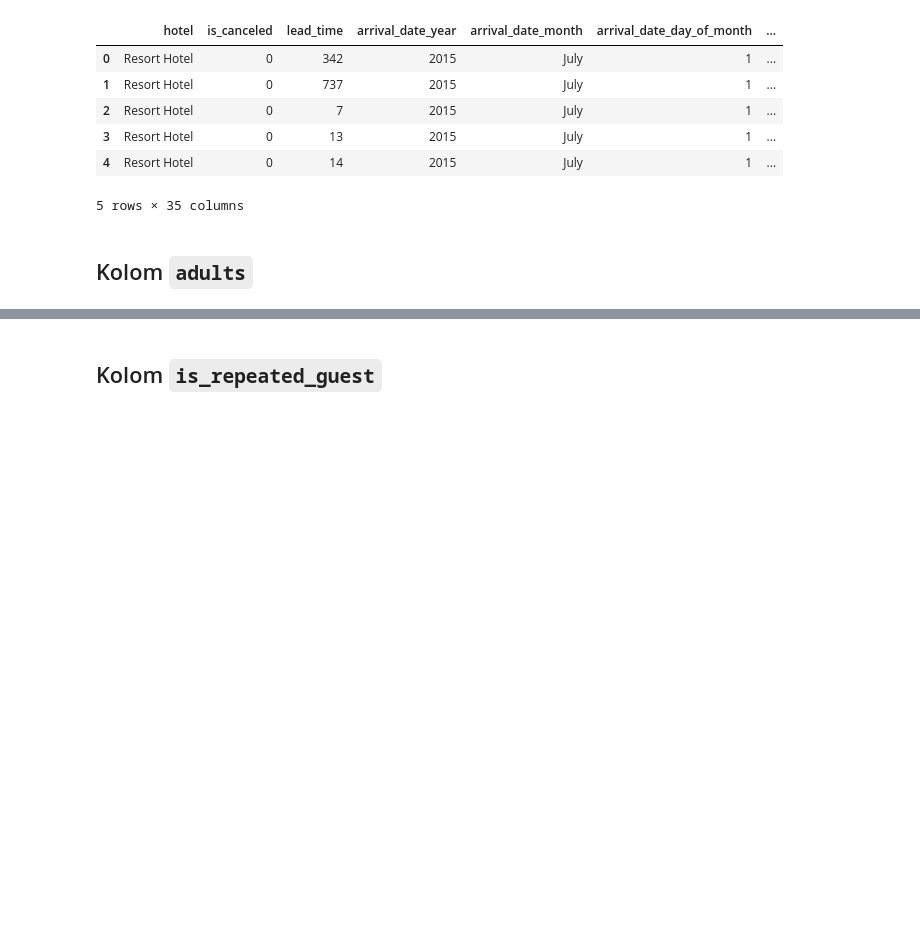
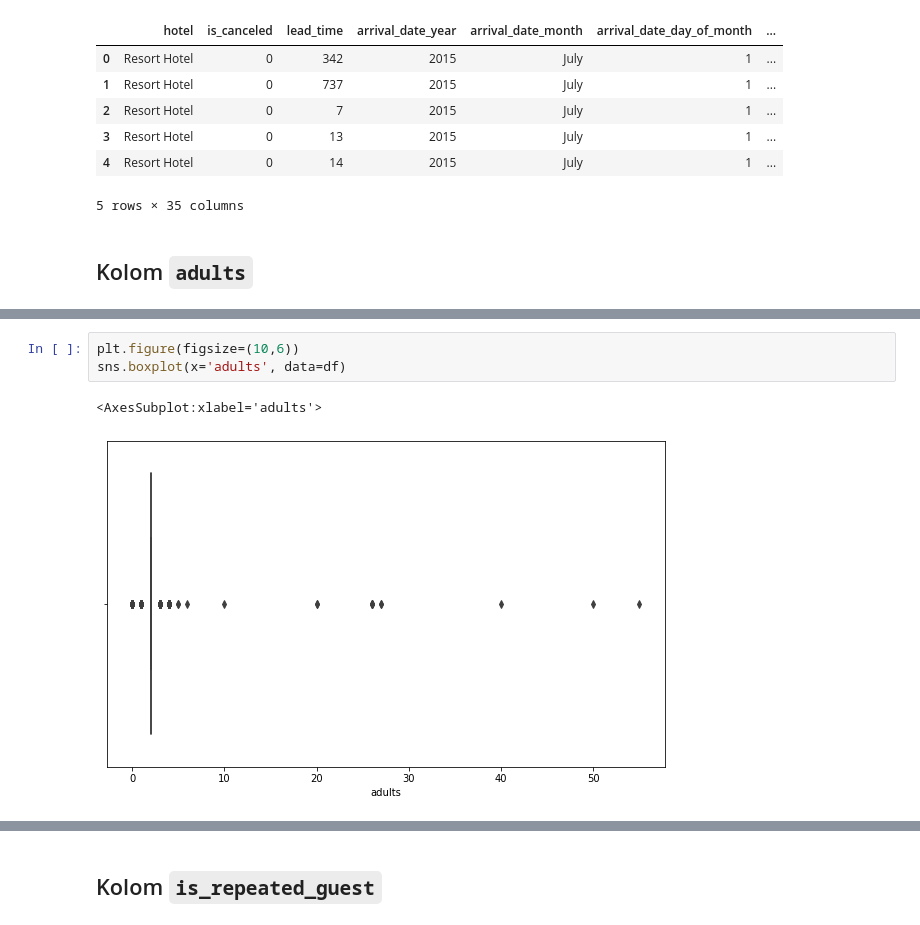
Before and after one commit to ari-mhp/FP-Rakamin-DS-MD-Hotel, a Jupyter notebook: stage2.ipynb, the cells around one changed output, grey strips where cells are left out. Cells and saved outputs as stored; diff of their text form; blank space fills up the shorter version.

Commit message:
kolom adults

```diff
--- a/stage2.ipynb
+++ b/stage2.ipynb
@@ -110,0 +141,6 @@ df_clean.head()
+# %%
+plt.figure(figsize=(10,6))
+sns.boxplot(x='adults', data=df)
+# %% [output]
+<AxesSubplot:xlabel='adults'>
+[figure, added]
```
Also changed, not shown: parts of 7 cells of this notebook.
